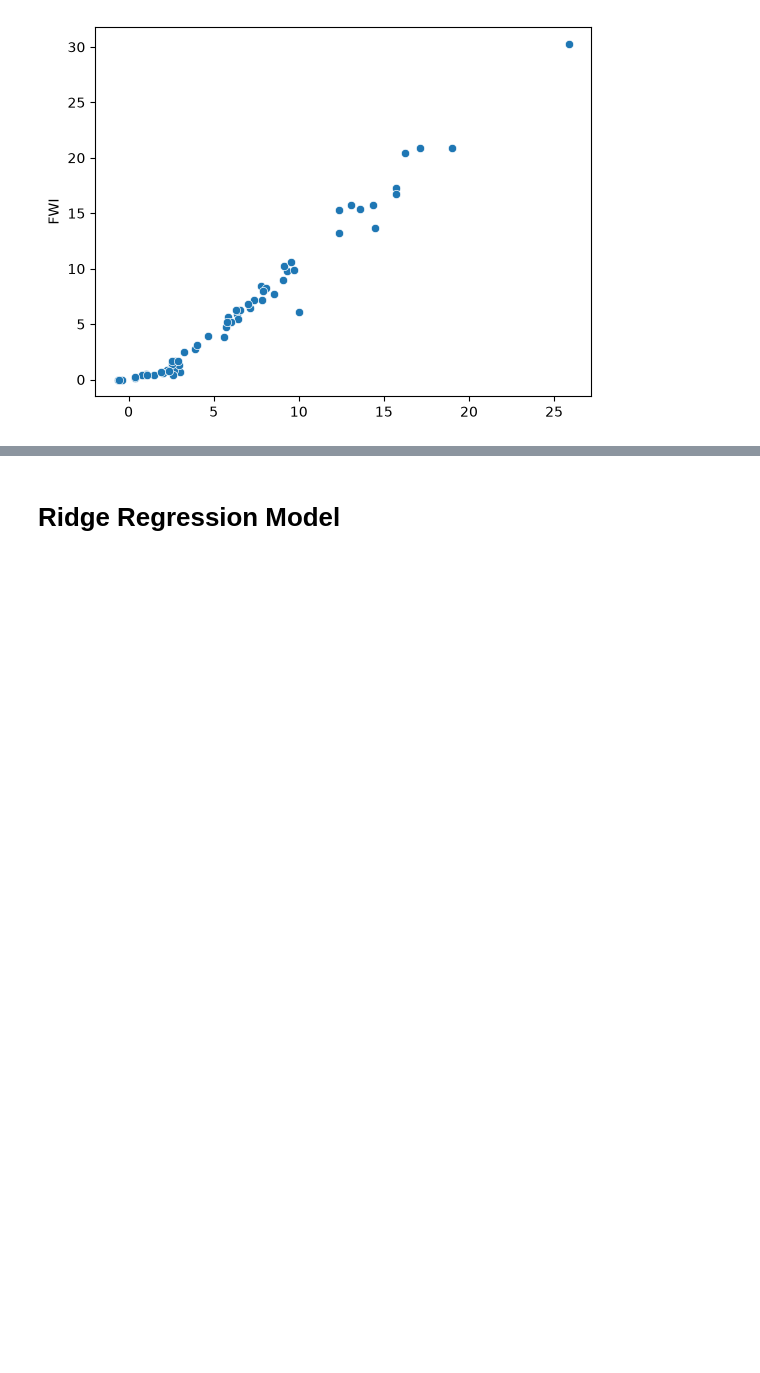
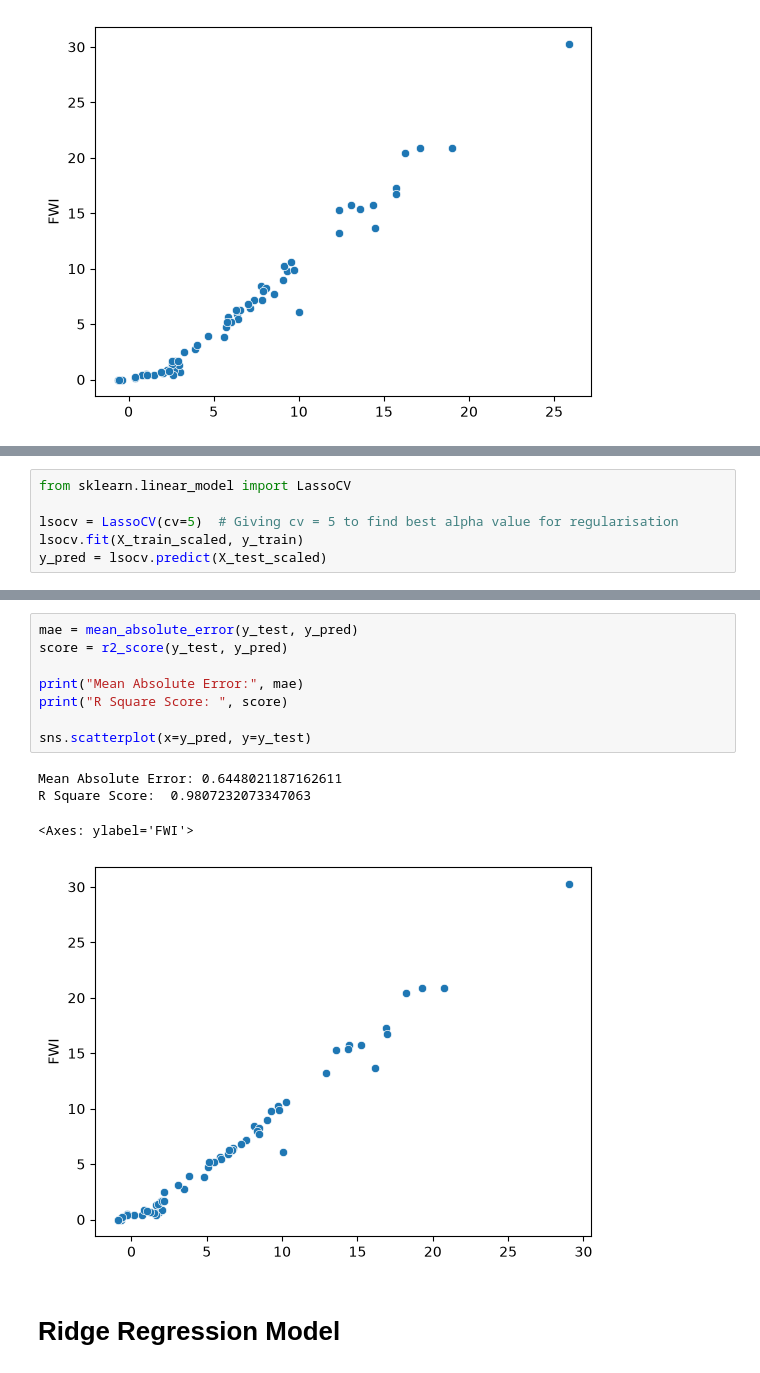
Before and after one commit to SVyeole08/Machine-Learning, a Jupyter notebook: 4.1_Model_Training.ipynb, the cells around one changed output, grey strips where cells are left out. Saved outputs shown, nothing was run; the diff lists cells and outputs as text; blank space fills up the shorter version.

Commit message:
Implemented Hyperparameter tuning in Ridge, Lasso and ElasticNet Models

```diff
--- a/4.1_Model_Training.ipynb
+++ b/4.1_Model_Training.ipynb
@@ -129,0 +132,6 @@ R Square Score:  0.947496008628597
+# %%
+from sklearn.linear_model import LassoCV
+
+lsocv = LassoCV(cv=5)  # Giving cv = 5 to find best alpha value for regularisation
+lsocv.fit(X_train_scaled, y_train)
+y_pred = lsocv.predict(X_test_scaled)
@@ -130,3 +165,16 @@ R Square Score:  0.947496008628597
+# %%
+mae = mean_absolute_error(y_test, y_pred)
+score = r2_score(y_test, y_pred)
+
+print("Mean Absolute Error:", mae)
+print("R Square Score: ", score)
+
+sns.scatterplot(x=y_pred, y=y_test)
+# %% [output]
+Mean Absolute Error: 0.6448021187162611
+R Square Score:  0.9807232073347063
+<Axes: ylabel='FWI'>
+[figure, added]
 # %% [markdown]
 # Ridge Regression Model
 # %%
```
Also changed, not shown: parts of 16 cells of this notebook.
